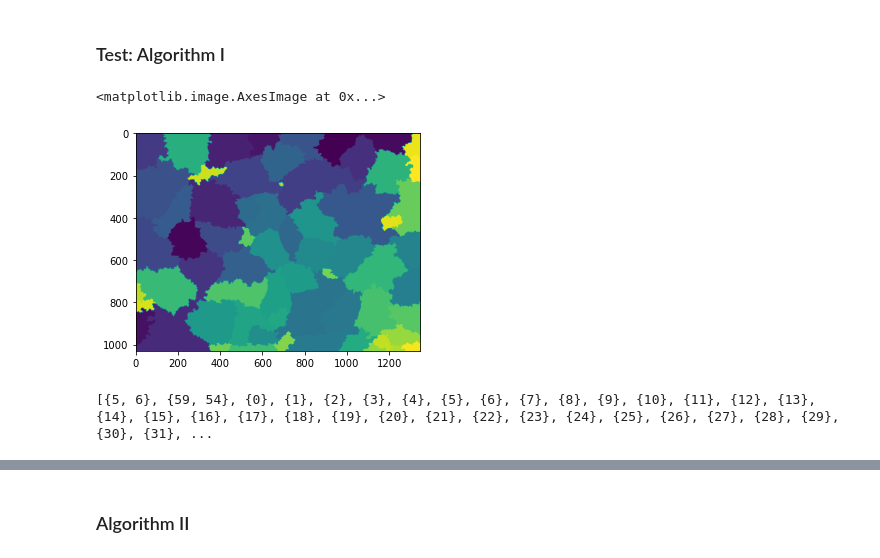
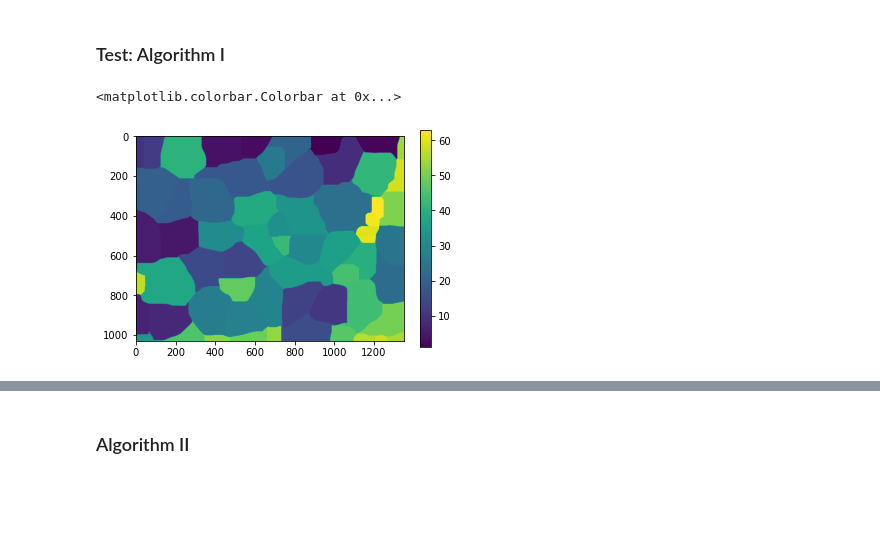
Before and after one commit to Jacob-Relle/MIP-Projekt, a Jupyter notebook: Project.ipynb, the cells around one changed output, grey strips where cells are left out. Cells and saved outputs as stored; diff of their text form; code cells hidden in the pictures; blank space fills up the shorter version.

```diff
--- a/Project.ipynb
+++ b/Project.ipynb
@@ -21,6 +22,12 @@ from tqdm import tqdm
 #get image and define the image space
 image = plt.imread('../images/dna-images/gnf/dna-0.png')[...,0]
 image_range = np.array([[i,j]for i in range(image.shape[0]) for j in range(image.shape[1])])
+# %%
+sub_img = np.zeros(img.shape, dtype=bool)
+                for label in Nodes:
+                    img_label = Omega == label
+                    sub_img += img_label
+                if euler_number(sub_img) == 1:
 # %% [markdown]
 ## Algorithm I
 # %%
@@ -91,29 +98,32 @@ def generate_fragments(img,std_dev,int_threshold,min_seed_dist,max_search_depth,
             if (nx.is_connected(H)):
                 SG.append(H)
     S = []
-    #iterate over all graph vertices
-    for H in SG:
+    #iterate over all subgraphs
+    for H in tqdm(SG):
         for v in nx.nodes(H):
             if max(nx.single_source_shortest_path_length(H, v).values()) <= max_search_depth:
                 Nodes = tuple([w for w in nx.nodes(H)])
-                #TODO: check if region is simply connected
-                S.append(Nodes)
-                break
+                #the merging of the regions of the subgraphs need to be simply connected
+                sub_img = np.zeros(img.shape, dtype=bool)
+                for label in Nodes:
+                    img_label = Omega == label
+                    sub_img += img_label
+                if euler_number(sub_img) == 1:
+                    S.append(Nodes)
+                    break
     S = [set(x) for x in S]
     for i in range(len(regions)):
         if regions[i].euler_number == 1:
             S.append({i})
-    return Omega,S
+    return Omega,S,G
 # %% [markdown]
 ###  Test: Algorithm I
 # %%
 #testing Alg I
-Omega,S = generate_fragments(image,1,0.1,50,2,60)
-plt.imshow(Omega)
+Omega,S,G = generate_fragments(image,16,0.01,20,2,100)
-# %% [output]
-<matplotlib.image.AxesImage at 0x...>
-[figure, removed]
-# %%
-print(S)
-# %% [output]
-[{5, 6}, {59, 54}, {0}, {1}, {2}, {3}, {4}, {5}, {6}, {7}, {8}, {9}, {10}, {11}, {12}, {13}, {14}, {15}, {16}, {17}, {18}, {19}, {20}, {21}, {22}, {23}, {24}, {25}, {26}, {27}, {28}, {29}, {30}, {31}, ...
+# %%
+plt.imshow(Omega)
+plt.colorbar()
+# %% [output]
+<matplotlib.colorbar.Colorbar at 0x...>
+[figure, added]
```
Also changed, not shown: parts of 4 cells of this notebook.
